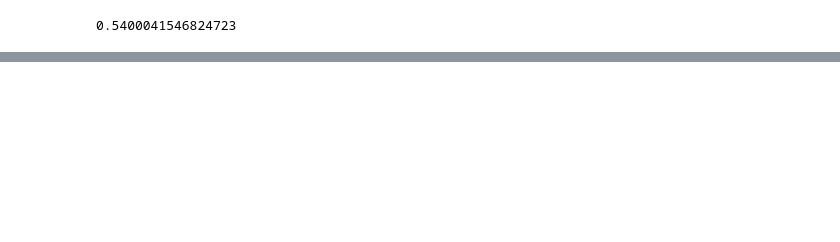
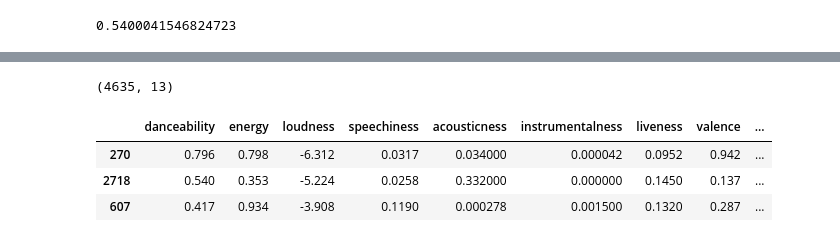
Before and after one commit to BonGoan/Gnod_Project, a Jupyter notebook: 02_notebooks/Project_week10.ipynb, the cells around one changed output, grey strips where cells are left out. Saved outputs shown, nothing was run; the diff lists cells and outputs as text; code cells hidden in the pictures; blank space fills up the shorter version.

```diff
--- a/02_notebooks/Project_week10.ipynb
+++ b/02_notebooks/Project_week10.ipynb
@@ -543,0 +584,36 @@ df_playlist_merged.to_csv('../01_data/spotify_songs_5000_cluster.csv')
+# %%
+selected_id= bring_song(song_name)
+# %%
+def classify_song (selected_id):
+    features= sp.audio_features(selected_id)
+    song_features = pd.DataFrame(features)
+    song_features= song_features [["danceability", "energy", "loudness", "speechiness", "acousticness",
+                 "instrumentalness", "liveness", "valence", "tempo", "id", "duration_ms"]]
+    song_features= song_features.drop ("id", axis=1)
+
+    pred_cluster = kmeans_model.predict(song_features)
+
+    pred_cluster= pred_cluster[0]
+
+
+    return pred_cluster
+# %%
+predicted_cluster= classify_song(selected_id)
+# %%
+df_playlist_new.shape
+# %% [output]
+(4635, 13)
+# %%
+def song_recommender (pred_cluster):
+
+    same_cluster_songs= df_playlist_new.loc[df_playlist_new["cluster_knn"]== pred_cluster]
+    recommended_song= same_cluster_songs.sample(n=3)
+
+    return recommended_song
+# %%
+song_recommender(predicted_cluster)
+# %% [output]
+|  | danceability | energy | loudness | speechiness | acousticness | instrumentalness | liveness | valence | ... |
+| 270 | 0.796 | 0.798 | -6.312 | 0.0317 | 0.034000 | 0.000042 | 0.0952 | 0.942 | ... |
+| 2718 | 0.540 | 0.353 | -5.224 | 0.0258 | 0.332000 | 0.000000 | 0.1450 | 0.137 | ... |
+| 607 | 0.417 | 0.934 | -3.908 | 0.1190 | 0.000278 | 0.001500 | 0.1320 | 0.287 | ... |
```
Also changed, not shown: parts of 45 cells of this notebook, 2 other files.
